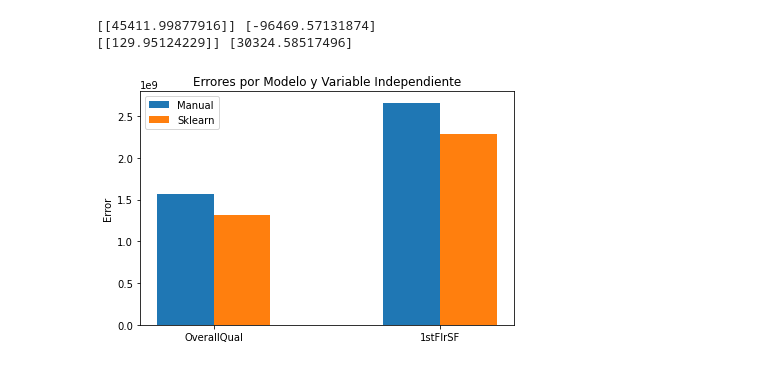
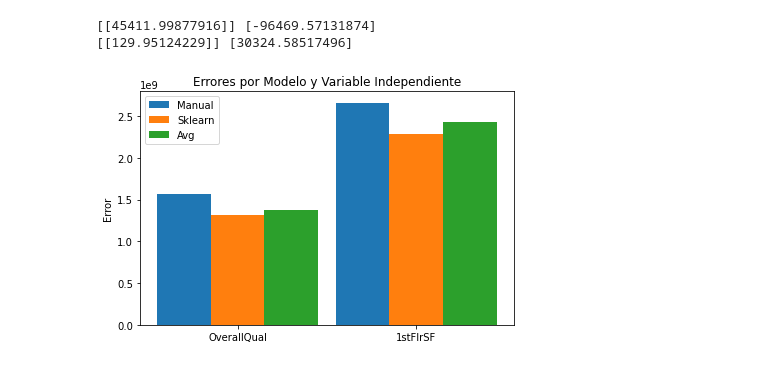
Before and after one commit to cesaraceytuno/PYTHON_DS, a Jupyter notebook: Proyecto/Proyecto.ipynb, the cells around one changed output. Cells and saved outputs as stored; diff of their text form; code cells hidden in the pictures.

Commit message:
Adicion de grafica error avg

```diff
--- a/Proyecto/Proyecto.ipynb
+++ b/Proyecto/Proyecto.ipynb
@@ -201,34 +201,36 @@ x1 = test_set[:,1].reshape(-1,1)
 x2 = test_set[:,2].reshape(-1,1)
 y = test_set[:,0].reshape(-1,1)
 
 yhat_manual_x1, yhat_sklearn_x1, yhat_mean_x1 = predict_model(modelo_manual_OverallQual, modelo_sklearn_OverallQual, x1)
 yhat_manual_x2, yhat_sklearn_x2, yhat_mean_x2 = predict_model(modelo_manual_1stFlrSF, modelo_sklearn_1stFlrSF, x2)
 
 error_manual_x1 = (np.mean(np.power((y-yhat_manual_x1),2)))/2
 error_sklearn_x1 = (np.mean(np.power((y-yhat_sklearn_x1),2)))/2
 error_avg_x1 = (np.mean(np.power((y-yhat_mean_x1),2)))/2
 
 error_manual_x2 = (np.mean(np.power((y-yhat_manual_x2),2)))/2
 error_sklearn_x2 = (np.mean(np.power((y-yhat_sklearn_x2),2)))/2
 error_avg_x2 = (np.mean(np.power((y-yhat_mean_x2),2)))/2
 
 labels = ['OverallQual','1stFlrSF']
 x = np.arange(len(labels))
-width = 0.25
+width = 0.30
 errores_manual = [error_manual_x1,error_manual_x2]
 errores_sklearn = [error_sklearn_x1,error_sklearn_x2]
+errores_avg = [error_avg_x1, error_avg_x2]
 
 fig, ax = plt.subplots()
-rect1 = ax.bar(x - width/2, errores_manual, width, label='Manual')
-rect2 = ax.bar(x + width/2, errores_sklearn, width, label='Sklearn')
+rect1 = ax.bar(x - width, errores_manual, width, label='Manual')
+rect2 = ax.bar(x, errores_sklearn, width, label='Sklearn')
+rect3 = ax.bar(x + width, errores_avg, width, label='Avg')
 
 ax.set_ylabel('Error')
 ax.set_title('Errores por Modelo y Variable Independiente')
 ax.set_xticks(x)
 ax.set_xticklabels(labels)
 ax.legend()
 
 fig.tight_layout()
 plt.show()
 # %% [output]
-[figure, old version]
+[figure, new version]
```
